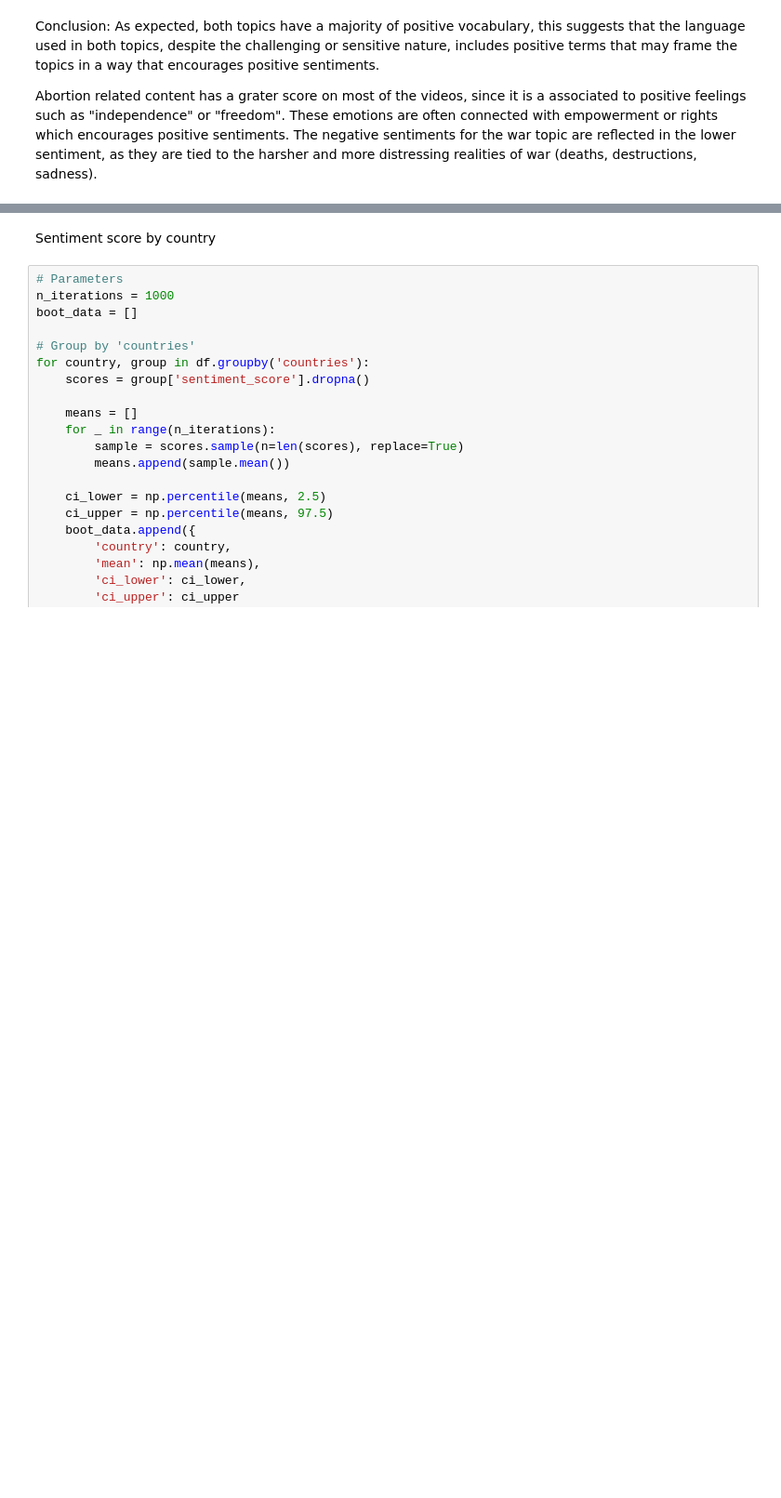
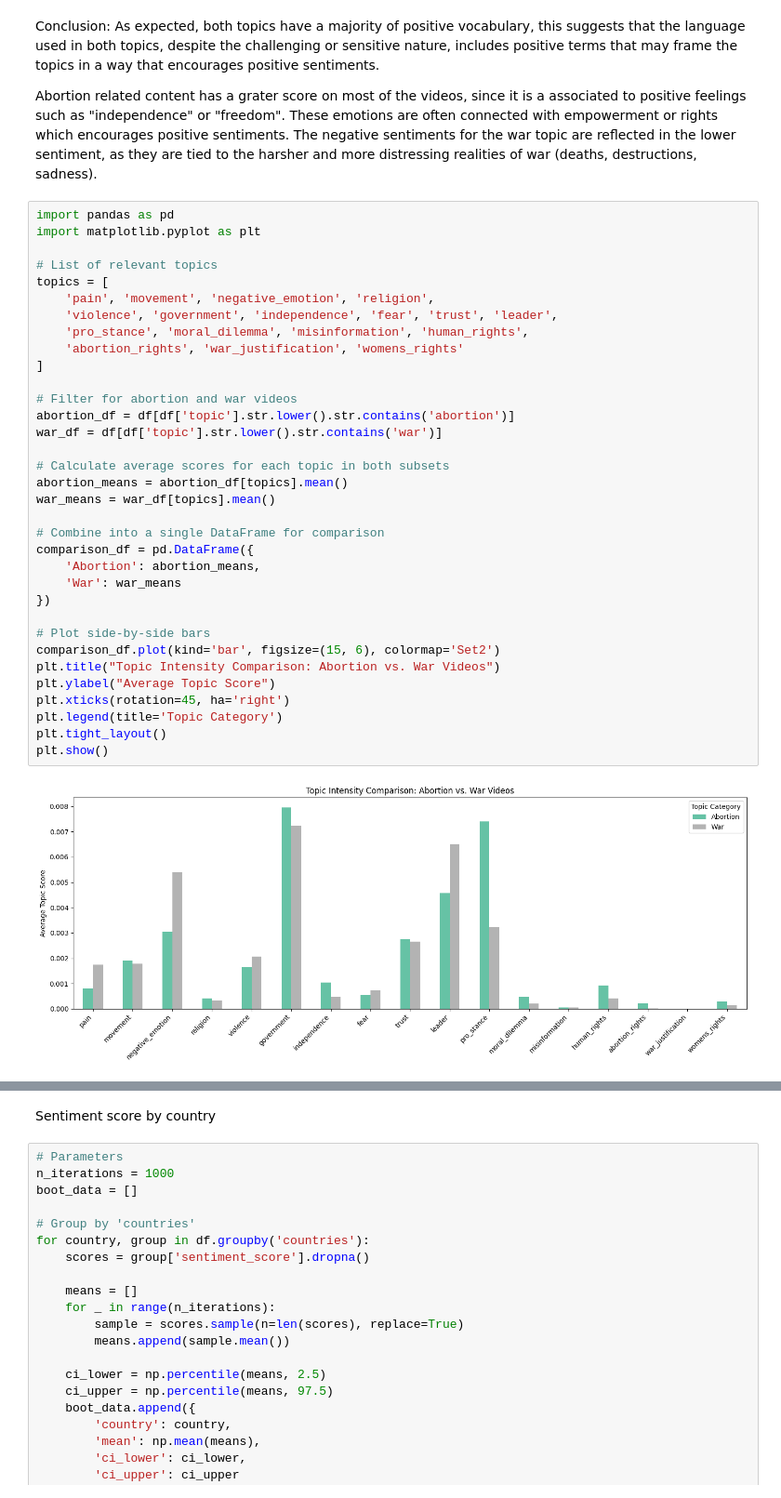
Before and after one commit to AdriaLeon/TFG, a Jupyter notebook: code/Notebooks/Data analysis/sentiment_score_analysis.ipynb, the cells around one changed output, grey strips where cells are left out. Shown at 93% size. Saved outputs shown, nothing was run; the diff lists cells and outputs as text; blank space fills up the shorter version.

```diff
--- a/code/Notebooks/Data analysis/sentiment_score_analysis.ipynb
+++ b/code/Notebooks/Data analysis/sentiment_score_analysis.ipynb
@@ -84,3 +110,39 @@ plt.show()
 Conclusion: As expected, both topics have a majority of positive vocabulary, this suggests that the language used in both topics, despite the challenging or sensitive nature, includes positive terms that may frame the topics in a way that encourages positive sentiments.
 
 Abortion related content has a grater score on most of the videos, since it is a associated to positive feelings such as "independence" or "freedom". These emotions are often connected with empowerment or rights which encourages positive sentiments. The negative sentiments for the war topic are reflected in the lower sentiment, as they are tied to the harsher and more distressing realities of war (deaths, destructions, sadness).
+# %%
+import pandas as pd
+import matplotlib.pyplot as plt
+
+# List of relevant topics
+topics = [
+    'pain', 'movement', 'negative_emotion', 'religion',
+    'violence', 'government', 'independence', 'fear', 'trust', 'leader',
+    'pro_stance', 'moral_dilemma', 'misinformation', 'human_rights',
+    'abortion_rights', 'war_justification', 'womens_rights'
+]
+
+# Filter for abortion and war videos
+abortion_df = df[df['topic'].str.lower().str.contains('abortion')]
+war_df = df[df['topic'].str.lower().str.contains('war')]
+
+# Calculate average scores for each topic in both subsets
+abortion_means = abortion_df[topics].mean()
+war_means = war_df[topics].mean()
+
+# Combine into a single DataFrame for comparison
+comparison_df = pd.DataFrame({
+    'Abortion': abortion_means,
+    'War': war_means
+})
+
+# Plot side-by-side bars
+comparison_df.plot(kind='bar', figsize=(15, 6), colormap='Set2')
+plt.title("Topic Intensity Comparison: Abortion vs. War Videos")
+plt.ylabel("Average Topic Score")
+plt.xticks(rotation=45, ha='right')
+plt.legend(title='Topic Category')
+plt.tight_layout()
+plt.show()
+# %% [output]
+[figure, added]
```
Also changed, not shown: parts of 24 cells of this notebook.
